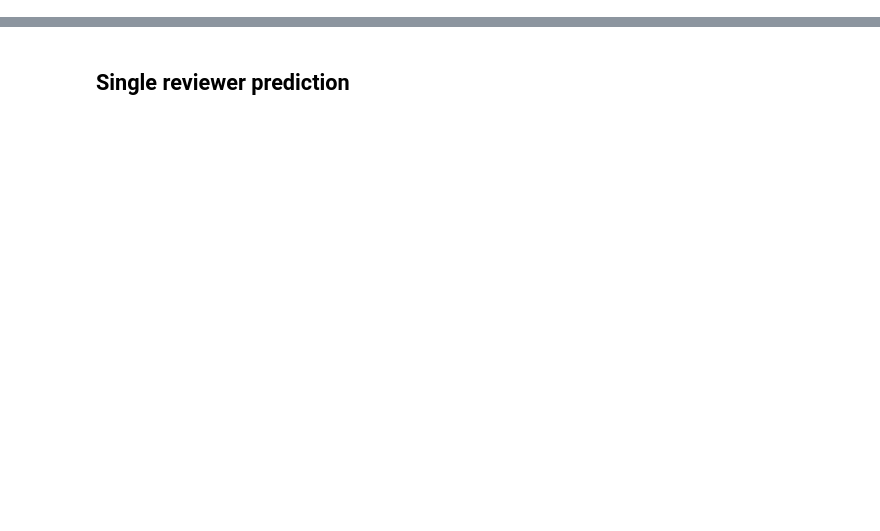
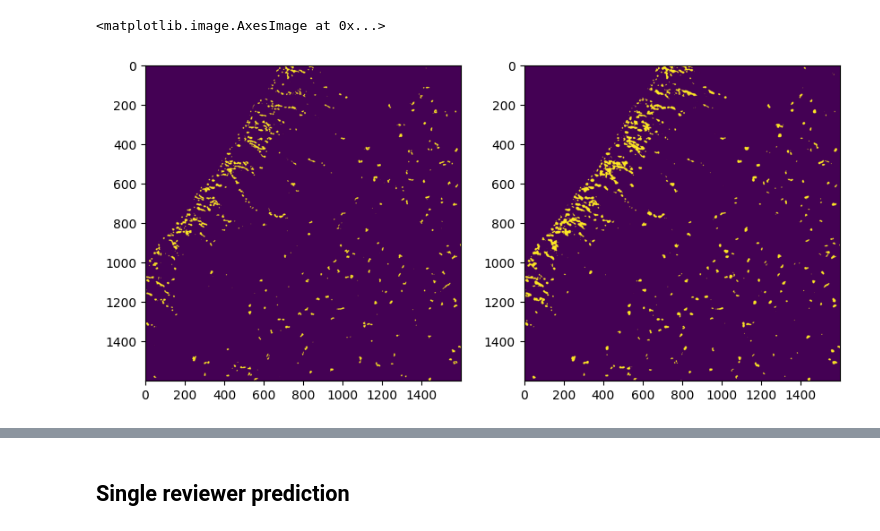
Before and after one commit to ashesh-0/Disentangle, a Jupyter notebook: disentangle/notebooks/naturemethods/segmentation_results_3analyst_D21.ipynb, the cells around one changed output, grey strips where cells are left out. Cells and saved outputs as stored; diff of their text form; code cells hidden in the pictures; blank space fills up the shorter version.

```diff
--- a/disentangle/notebooks/naturemethods/segmentation_results_3analyst_D21.ipynb
+++ b/disentangle/notebooks/naturemethods/segmentation_results_3analyst_D21.ipynb
@@ -1,7 +1,7 @@
 # %%
-inputdir = '/facility/imganfacusers/Ashesh/NatureMethodsSegmentation/2404_D21-M3-S0-L8_6/'
-segmentationdir = '/facility/imganfacusers/Ashesh/NatureMethodsSegmentationOutputs/Analysis_2404_D21-m3-S0-L8_6/'
-OUTPUT_DIR = '/group/jug/ashesh/naturemethods/segmentation/three_analysts/2404_D21-M3-S0-L8_6/'
+inputdir = "/group/jug/ashesh/facility_imganfacuser_ashesh/Ashesh/NatureMethodsSegmentation/2404_D21-M3-S0-L8_6/"
+segmentationdir = "/group/jug/ashesh/facility_imganfacuser_ashesh/Ashesh/NatureMethodsSegmentationOutputs/Analysis_2404_D21-m3-S0-L8_6/"
+OUTPUT_DIR = "/group/jug/ashesh/naturemethods/segmentation/three_analysts/2404_D21-M3-S0-L8_6/"
 # %%
 from disentangle.core.tiff_reader import load_tiff
 import os
@@ -58,10 +78,13 @@ plt.imshow(seg_data['data_JD']['input'][0][0])
 # %%
 import matplotlib.pyplot as plt
-_,ax = plt.subplots(figsize=(10,5),ncols=2)
+
+_, ax = plt.subplots(figsize=(10, 5), ncols=2)
 i = 0
-ax[0].imshow(seg_data['data_JD']['GT'][0][i])
-ax[1].imshow(seg_data['data_JMB']['GT'][0][i]
-             )
+ax[0].imshow(seg_data["data_JD"]["GT"][0][i])
+ax[1].imshow(seg_data["data_JMB"]["GT"][0][i])
+# %% [output]
+<matplotlib.image.AxesImage at 0x...>
+[figure, added]
 # %%
 import matplotlib.pyplot as plt
 from disentangle.analysis.plot_utils import clean_ax
```
Also changed, not shown: parts of 17 cells of this notebook, 10 other files.
